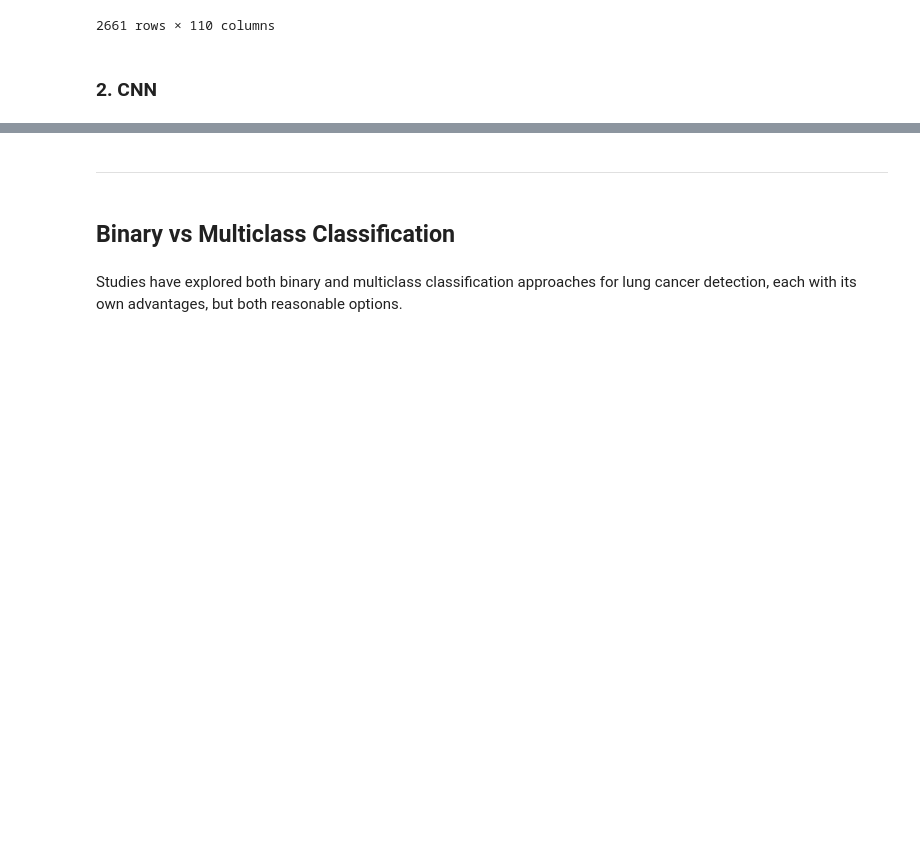
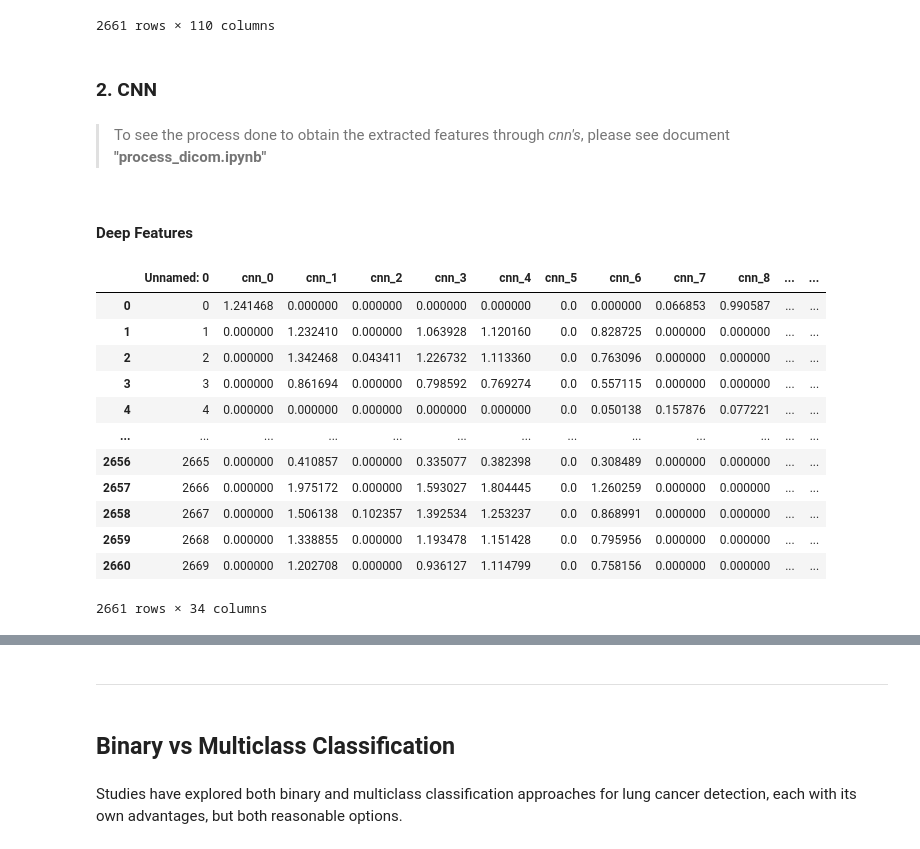
Before and after one commit to inesamorim/lung-cancer-classification, a Jupyter notebook: main.ipynb, the cells around one changed output, grey strips where cells are left out. Drawn from its saved outputs; the diff is of its cells as text; code cells hidden in the pictures; blank space fills up the shorter version.

Commit message:
cnn dataframes in main

```diff
--- a/main.ipynb
+++ b/main.ipynb
@@ -227,3 +227,24 @@ df_radiomics
 2661 rows × 110 columns
 # %% [markdown]
 ### 2. CNN
+# %% [markdown]
+> To see the process done to obtain the extracted features through *cnn's*, please see document **"process_dicom.ipynb"**
+# %% [markdown]
+#### Deep Features
+# %%
+df_cnn_deep = pd.read_csv("cnn_deep.csv")
+df_cnn_deep
+# %% [output]
+|  | Unnamed: 0 | cnn_0 | cnn_1 | cnn_2 | cnn_3 | cnn_4 | cnn_5 | cnn_6 | cnn_7 | cnn_8 | ... | ... |
+| 0 | 0 | 1.241468 | 0.000000 | 0.000000 | 0.000000 | 0.000000 | 0.0 | 0.000000 | 0.066853 | 0.990587 | ... | ... |
+| 1 | 1 | 0.000000 | 1.232410 | 0.000000 | 1.063928 | 1.120160 | 0.0 | 0.828725 | 0.000000 | 0.000000 | ... | ... |
+| 2 | 2 | 0.000000 | 1.342468 | 0.043411 | 1.226732 | 1.113360 | 0.0 | 0.763096 | 0.000000 | 0.000000 | ... | ... |
+| 3 | 3 | 0.000000 | 0.861694 | 0.000000 | 0.798592 | 0.769274 | 0.0 | 0.557115 | 0.000000 | 0.000000 | ... | ... |
+| 4 | 4 | 0.000000 | 0.000000 | 0.000000 | 0.000000 | 0.000000 | 0.0 | 0.050138 | 0.157876 | 0.077221 | ... | ... |
+| ... | ... | ... | ... | ... | ... | ... | ... | ... | ... | ... | ... | ... |
+| 2656 | 2665 | 0.000000 | 0.410857 | 0.000000 | 0.335077 | 0.382398 | 0.0 | 0.308489 | 0.000000 | 0.000000 | ... | ... |
+| 2657 | 2666 | 0.000000 | 1.975172 | 0.000000 | 1.593027 | 1.804445 | 0.0 | 1.260259 | 0.000000 | 0.000000 | ... | ... |
+| 2658 | 2667 | 0.000000 | 1.506138 | 0.102357 | 1.392534 | 1.253237 | 0.0 | 0.868991 | 0.000000 | 0.000000 | ... | ... |
+| 2659 | 2668 | 0.000000 | 1.338855 | 0.000000 | 1.193478 | 1.151428 | 0.0 | 0.795956 | 0.000000 | 0.000000 | ... | ... |
+| 2660 | 2669 | 0.000000 | 1.202708 | 0.000000 | 0.936127 | 1.114799 | 0.0 | 0.758156 | 0.000000 | 0.000000 | ... | ... |
+2661 rows × 34 columns
```
Also changed, not shown: parts of 4 cells of this notebook.
